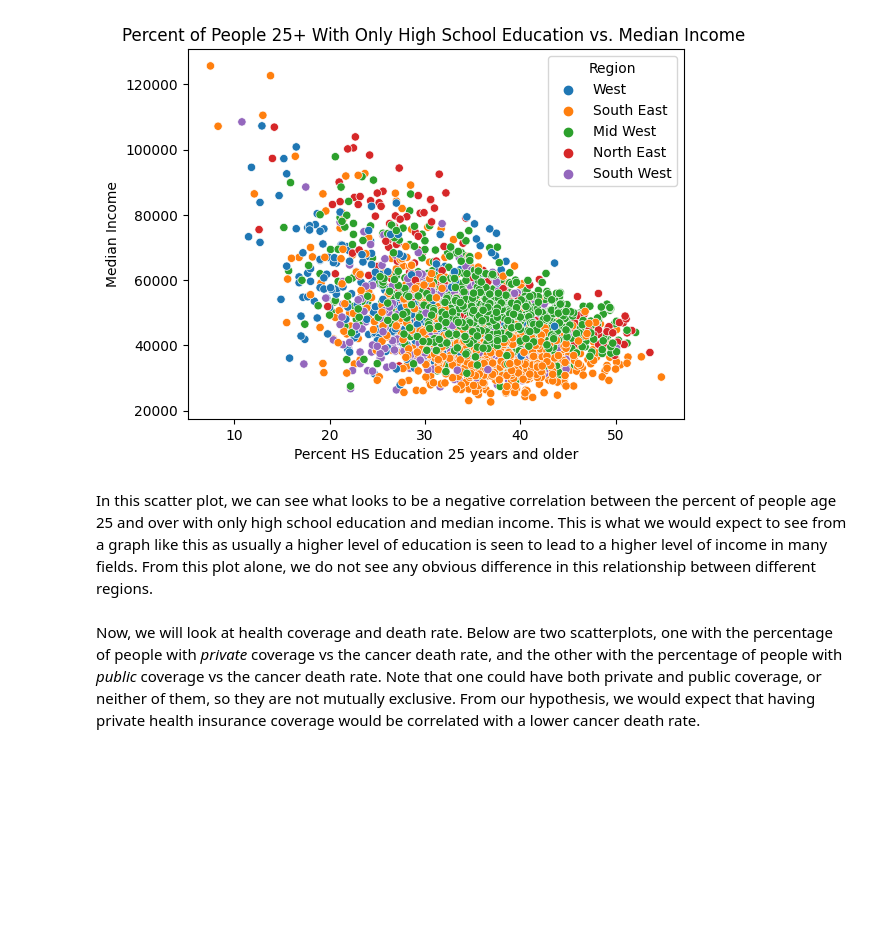
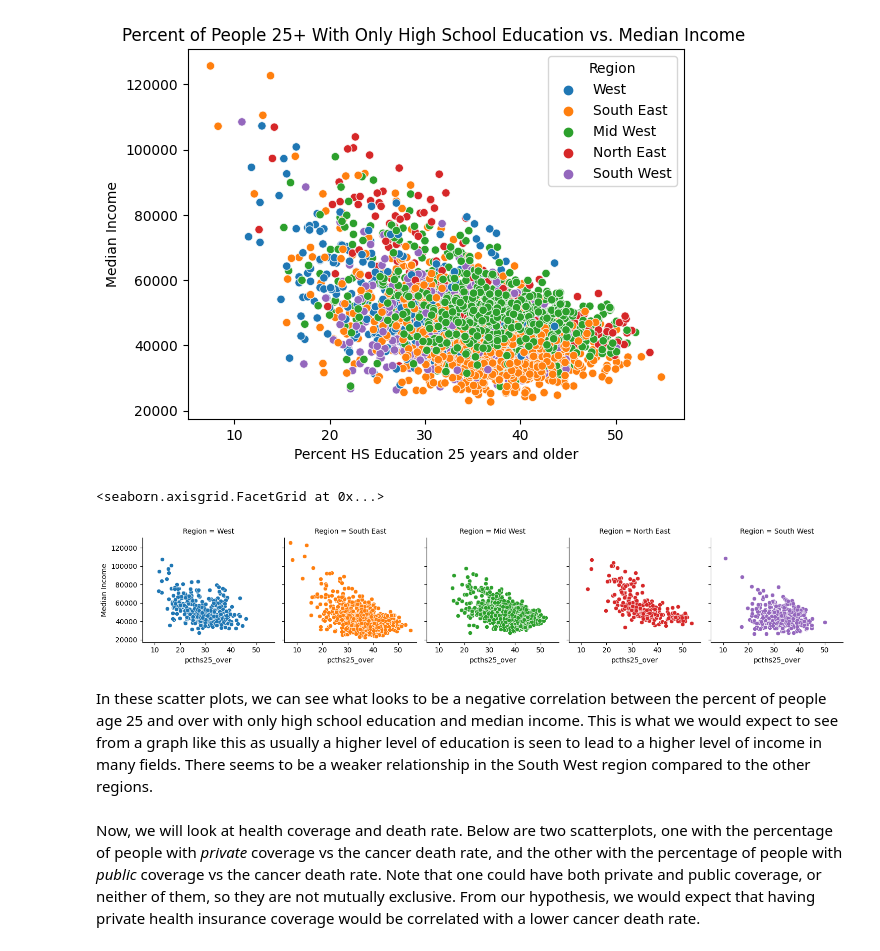
Before and after one commit to caseyhild/Data-Science-For-Cancer-Analysis, a Jupyter notebook: EDACheckpointGroup_Sp23_Casey_s_Group.ipynb, the cells around one changed output. Drawn from its saved outputs; the diff is of its cells as text; code cells hidden in the pictures; blank space fills up the shorter version.

```diff
--- a/EDACheckpointGroup_Sp23_Casey_s_Group.ipynb
+++ b/EDACheckpointGroup_Sp23_Casey_s_Group.ipynb
@@ -326,8 +332,14 @@ plt.title("Percent of People 25+ With Only High School Education vs. Median Inco
 plt.xlabel("Percent HS Education 25 years and older");
 # %% [output]
 [figure]
+# %%
+facetGrid = sns.FacetGrid(col='Region', data=data_cancer, hue='Region')
+facetGrid.map(sns.scatterplot, 'pcths25_over', 'Median Income')
+# %% [output]
+<seaborn.axisgrid.FacetGrid at 0x...>
+[figure, added]
 # %% [markdown]
-In this scatter plot, we can see what looks to be a negative correlation between the percent of people age 25 and over with only high school education and median income. This is what we would expect to see from a graph like this as usually a higher level of education is seen to lead to a higher level of income in many fields. From this plot alone, we do not see any obvious difference in this relationship between different regions.
+In these scatter plots, we can see what looks to be a negative correlation between the percent of people age 25 and over with only high school education and median income. This is what we would expect to see from a graph like this as usually a higher level of education is seen to lead to a higher level of income in many fields. There seems to be a weaker relationship in the South West region compared to the other regions.
 # %% [markdown]
 Now, we will look at health coverage and death rate. Below are two scatterplots, one with the percentage of people with *private* coverage vs the cancer death rate, and the other with the percentage of people with *public* coverage vs the cancer death rate. Note that one could have both private and public coverage, or neither of them, so they are not mutually exclusive. From our hypothesis, we would expect that having private health insurance coverage would be correlated with a lower cancer death rate.
 # %%
```
Also changed, not shown: parts of 12 cells of this notebook.
